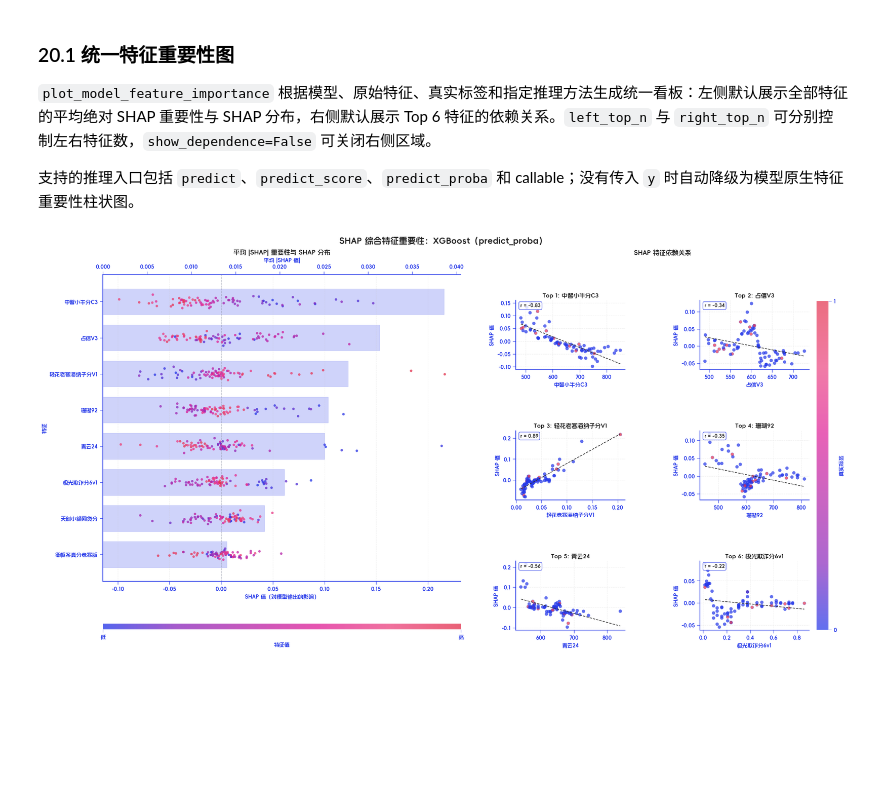
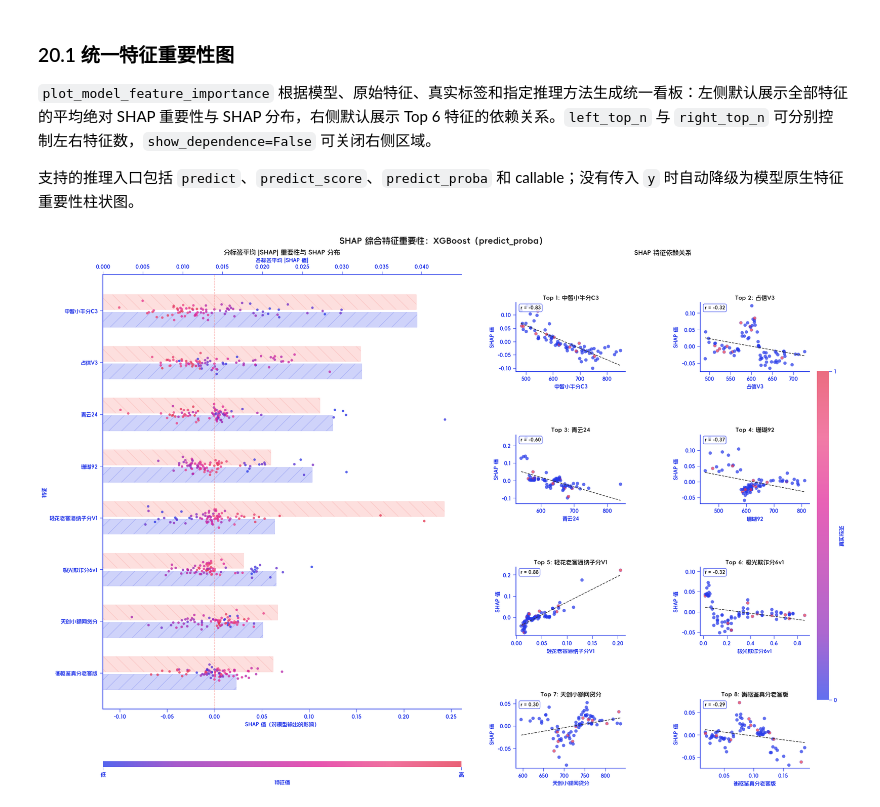
Before and after one commit to hengshu-credit/hscredit, a Jupyter notebook: examples/04_models.ipynb, the cells around one changed output. Drawn from its saved outputs; the diff is of its cells as text; code cells hidden in the pictures; blank space fills up the shorter version.

Commit message:
fix plot_model_feature_importance

```diff
--- a/examples/04_models.ipynb
+++ b/examples/04_models.ipynb
@@ -1149,25 +1149,25 @@ model_explain_report 列: ['特征名', '重要性', '重要性类型', '来源'
 # %%
 from hscredit.core.viz import plot_model_feature_importance
 
 # 固定抽取少量测试样本，兼顾 SHAP 展示效果与示例运行速度
 X_explain = X_test
 y_explain = y_test.loc[X_explain.index]
 
 feature_importance_figure = plot_model_feature_importance(
     model=xgboost_model,
     X=X_explain,
     y=y_explain,
     prediction_method='predict_proba',
     left_top_n=None,       # 左侧默认展示全部特征
-    right_top_n=6,         # 右侧展示前 6 个特征
+    right_top_n=None,         # 右侧展示前 6 个特征
     show_dependence=True,
     random_state=42,
     importance_source='shap',
-    shap_by_label=False,
-    hatch=False,
+    shap_by_label=True,
+    hatch=True,
 )
 # %% [output]
-[figure, old version]
+[figure, new version]
 # %%
 # 不传 y：不计算 SHAP，仅绘制模型原生特征重要性柱状图
 native_importance_figure = plot_model_feature_importance(
```
Also changed, not shown: parts of 37 cells of this notebook, 4 other files.
